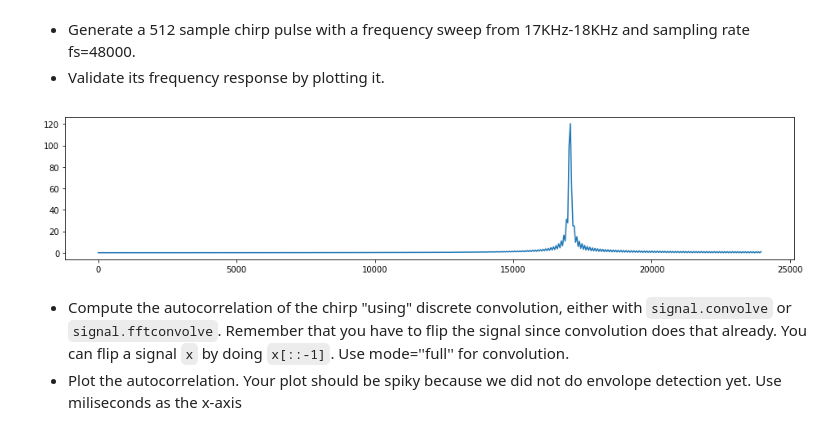
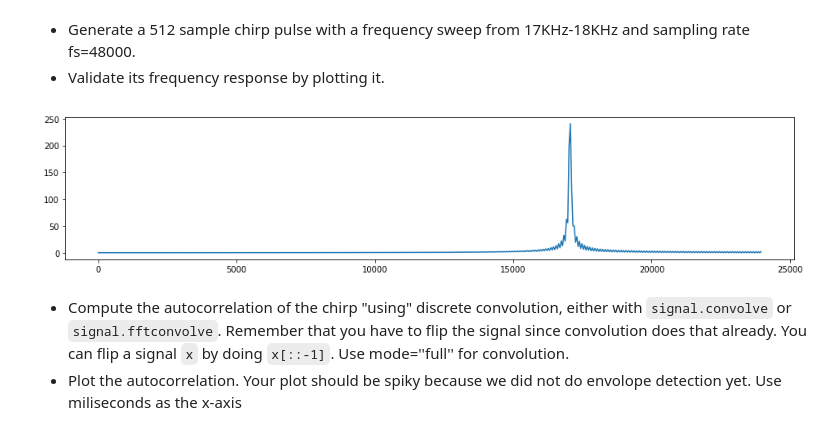
Before and after one commit to lm-t/ee123-labs, a Jupyter notebook: lab1/lab1-TimeDomain-Sonar.ipynb, the cells around one changed output. Saved outputs shown, nothing was run; the diff lists cells and outputs as text; code cells hidden in the pictures.

```diff
--- a/lab1/lab1-TimeDomain-Sonar.ipynb
+++ b/lab1/lab1-TimeDomain-Sonar.ipynb
@@ -420,27 +416,26 @@ The chirp has a very nice property that its auto-correlation is very narrow. Sin
 # %%
 ## Your beautiful code here:
 
 fs = 48000
 T = 512/fs
 t = r_[0.0:512]/fs
 f0 = 17000.0
 f1 = 18000.0
 
 # generate chirp signal
-phi_of_t = 4687.5 * t * t + f0 * t
-s_chirp = 0.5 * np.sin(2*np.pi*phi_of_t)
-
+phi_of_t = (4687.5 * t * t + f0 * t)*2*np.pi
+s_chirp = np.sin(phi_of_t)
 # generate frequency response of chirp
 w, h = signal.freqz(s_chirp)
 f = w * fs/(2*np.pi)
 
 # plot
 width, height = plt.figaspect(0.2)
 fig = plt.figure(figsize=(width,height))
 plt.plot(f, abs(h))
 plt.show()
 # %% [output]
-[figure, old version]
+[figure, new version]
 # %% [markdown]
 
 * Compute the autocorrelation of the chirp "using" discrete convolution, either with `signal.convolve` or `signal.fftconvolve`. Remember that you have to flip the signal since convolution does that already. You can flip a signal `x` by doing `x[::-1]`. Use mode=''full'' for convolution.
```
Also changed, not shown: parts of 17 cells of this notebook.
